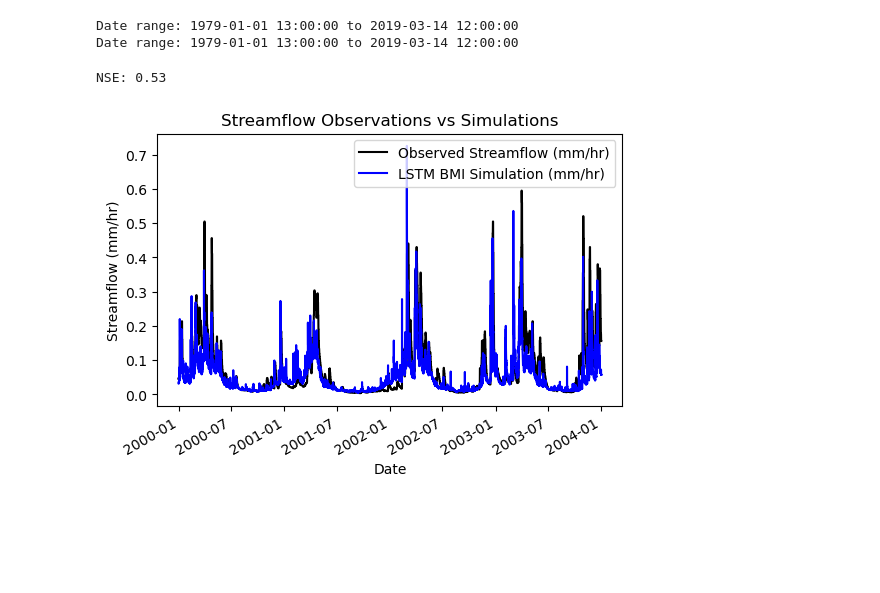
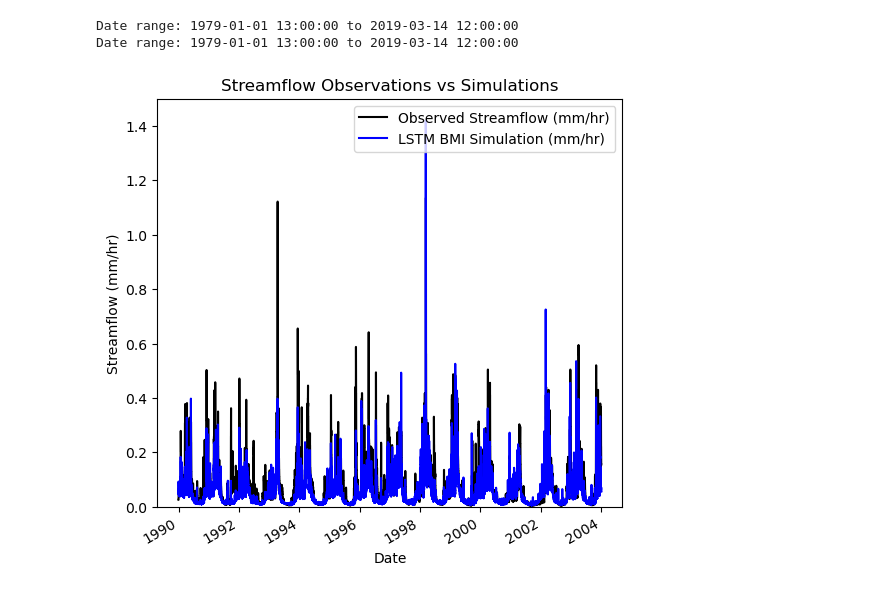
Before and after one commit to jmframe/lstm, a Jupyter notebook: notebooks/run_lstm_with_bmi.ipynb, the cells around one changed output. Drawn from its saved outputs; the diff is of its cells as text; code cells hidden in the pictures; blank space fills up the shorter version.

Commit message:
hot start demo

```diff
--- a/notebooks/run_lstm_with_bmi.ipynb
+++ b/notebooks/run_lstm_with_bmi.ipynb
@@ -150,43 +150,37 @@ Date range: 1979-01-01 13:00:00 to 2019-03-14 12:00:00
 Date range: 1979-01-01 13:00:00 to 2019-03-14 12:00:00
 # %%
 # Define the desired date range
-start_date = datetime(2000, 1, 1)
+start_date = datetime(1990, 1, 1)
 end_date = datetime(2004, 1, 1)
 
 # Find indices for the desired date range
 date_indices = [i for i, date in enumerate(converted_dates) if start_date <= date <= end_date]
 
 # Subset observation data using the date indices
 obs_full = np.array(sample_data['qobs_CAMELS_mm_per_hour'][ibasin])
 obs = obs_full[date_indices]  # Observation data within the desired date range
 
 # Subset the simulation data to match the same date range
 sim = runoff_output_limited[date_indices]
 
 # Check for valid points in both obs and sim
 valid_mask = ~np.isnan(obs) & ~np.isnan(sim)
 obs_valid = obs[valid_mask]
 sim_valid = sim[valid_mask]
 
 # Subset the dates to match valid points
 dates_valid = [converted_dates[i] for i in np.array(date_indices)[valid_mask]]
 
-# Calculate the Nash-Sutcliffe Efficiency (NSE) for the overlapping valid points
-denominator = ((obs_valid - obs_valid.mean())**2).sum()
-numerator = ((sim_valid - obs_valid)**2).sum()
-nse = 1 - numerator / denominator
-print(f"NSE: {nse:.2f}")
-
 # Plot the data for the desired range with dates on the x-axis
-plt.figure(figsize=(6, 4))
+plt.figure(figsize=(6, 6))
 plt.plot(dates_valid, obs_valid, label='Observed Streamflow (mm/hr)', color='k')
 plt.plot(dates_valid, sim_valid, label='LSTM BMI Simulation (mm/hr)', color='blue')
 plt.ylabel('Streamflow (mm/hr)')
 plt.xlabel('Date')
 plt.title('Streamflow Observations vs Simulations')
+plt.ylim([0,1.5])
 plt.legend()
 plt.gcf().autofmt_xdate()  # Rotate and format x-axis labels for dates
 plt.show()
 # %% [output]
-NSE: 0.53
-[figure, old version]
+[figure, new version]
```
Also changed, not shown: 5 other files.
